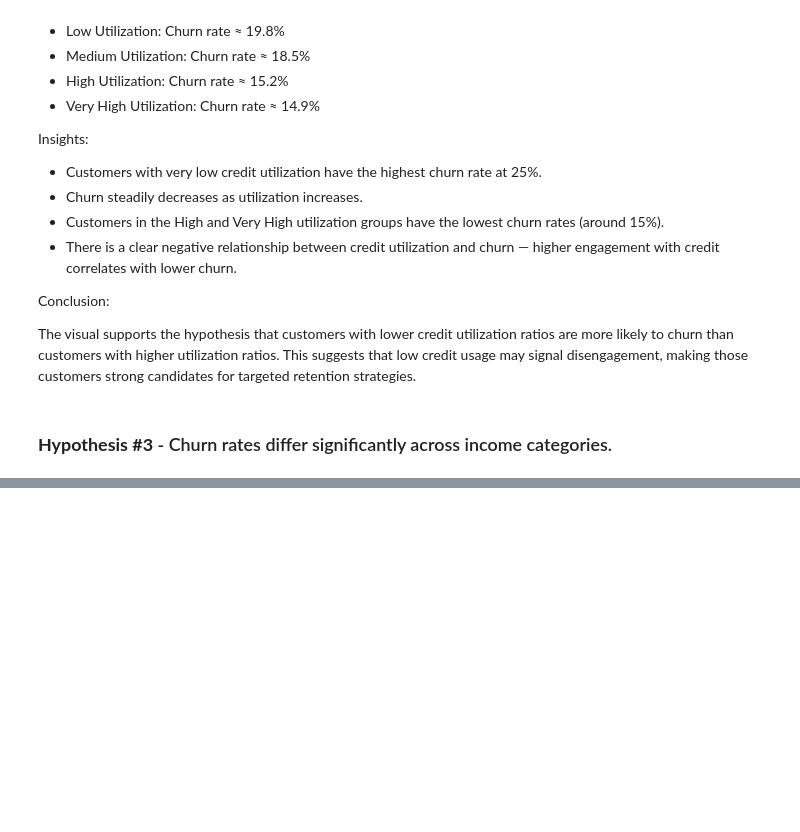
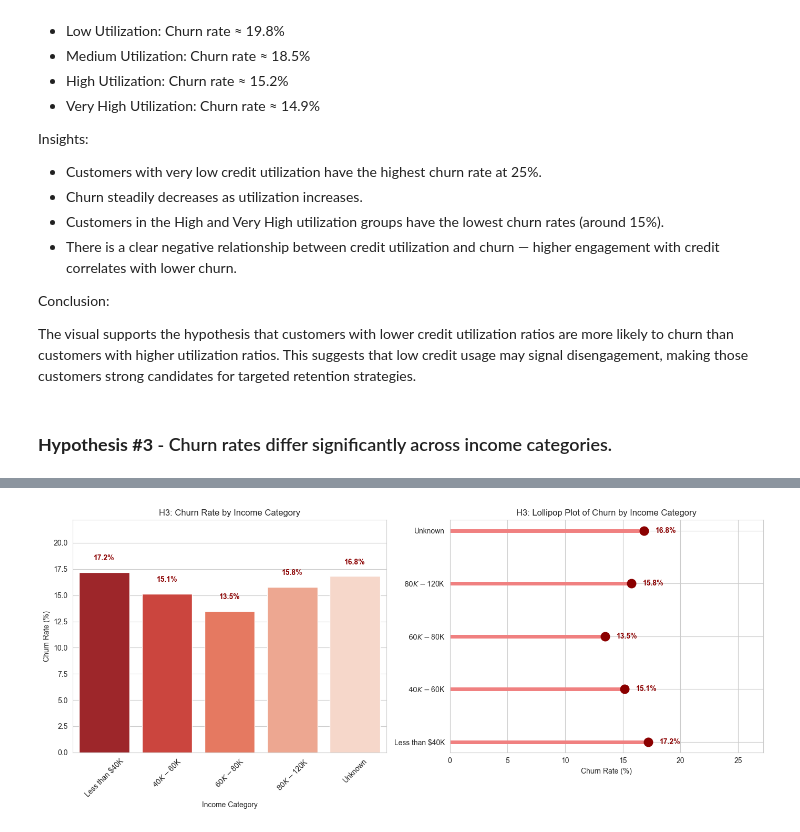
Before and after one commit to Syed313110/cc_customer_churn_analysis, a Jupyter notebook: jupyter_notebooks/02_eda_statistics.ipynb, the cells around one changed output, grey strips where cells are left out. Drawn from its saved outputs; the diff is of its cells as text; code cells hidden in the pictures; blank space fills up the shorter version.

```diff
--- a/jupyter_notebooks/02_eda_statistics.ipynb
+++ b/jupyter_notebooks/02_eda_statistics.ipynb
@@ -405,0 +252,79 @@ Passing `palette` without assigning `hue` is deprecated and will be removed in v
+# %%
+# ------------------------------
+# Step 1: Melt Income Columns
+# ------------------------------
+income_cols = [
+    'Income_Category_Less than $40K',
+    'Income_Category_$40K - $60K',
+    'Income_Category_$60K - $80K',
+    'Income_Category_$80K - $120K',
+    'Income_Category_Unknown'
+]
+
+df_income = df.melt(
+    id_vars=['Attrition_Flag'],
+    value_vars=income_cols,
+    var_name='Income_Category',
+    value_name='Indicator'
+)
+
+# Keep only True rows
+df_income = df_income[df_income['Indicator'] == True].copy()
+df_income['Income_Category'] = df_income['Income_Category'].str.replace('Income_Category_', '')
+
+# ------------------------------
+# Step 2: Set chronological order
+# ------------------------------
+income_order = [
+    'Less than $40K',
+    '$40K - $60K',
+    '$60K - $80K',
+    '$80K - $120K',
+    'Unknown'
+]
+
+df_income['Income_Category'] = pd.Categorical(df_income['Income_Category'], categories=income_order, ordered=True)
+
+# ------------------------------
+# Step 3: Compute Churn Rate
+# ------------------------------
+churn_rates = df_income.groupby('Income_Category')['Attrition_Flag'].mean() * 100
+churn_rates = churn_rates.reindex(income_order)  # Ensure chronological order
+
+# ------------------------------
+# Step 4: Side-by-Side Plot
+# ------------------------------
+fig, axes = plt.subplots(1, 2, figsize=(14,6), gridspec_kw={'width_ratios':[1,1]})
+
+# -------- Left: Bar Chart of Churn Rate ---------
+sns.barplot(
+    x=churn_rates.index,
+    y=churn_rates.values,
+    palette='Reds_r',
+    ax=axes[0]
+)
+axes[0].set_ylabel("Churn Rate (%)")
+axes[0].set_xlabel("Income Category")
+axes[0].set_title("H3: Churn Rate by Income Category")
+axes[0].set_ylim(0, churn_rates.max() + 5)
+axes[0].tick_params(axis='x', rotation=45)
+
+# Annotate bar chart
+for i, v in enumerate(churn_rates.values):
+    axes[0].text(i, v + 1, f"{v:.1f}%", ha='center', va='bottom', color='darkred', fontweight='bold')
+
+# -------- Right: Lollipop Plot ---------
+axes[1].hlines(y=churn_rates.index, xmin=0, xmax=churn_rates.values, color='lightcoral', linewidth=5)
+axes[1].plot(churn_rates.values, churn_rates.index, "o", color='darkred', markersize=12)
+
+# Annotate lollipop values
+for x, y in zip(churn_rates.values, churn_rates.index):
+    axes[1].text(x + 1, y, f"{x:.1f}%", va='center', color='darkred', fontweight='bold')
+
+axes[1].set_xlabel("Churn Rate (%)")
+axes[1].set_title("H3: Lollipop Plot of Churn by Income Category")
+axes[1].set_xlim(0, churn_rates.max() + 10)
+
+plt.tight_layout()
+plt.show()
+# %% [output]
@@ -405,0 +334 @@ Passing `palette` without assigning `hue` is deprecated and will be removed in v
+[figure, added]
```
Also changed, not shown: parts of 8 cells of this notebook.
